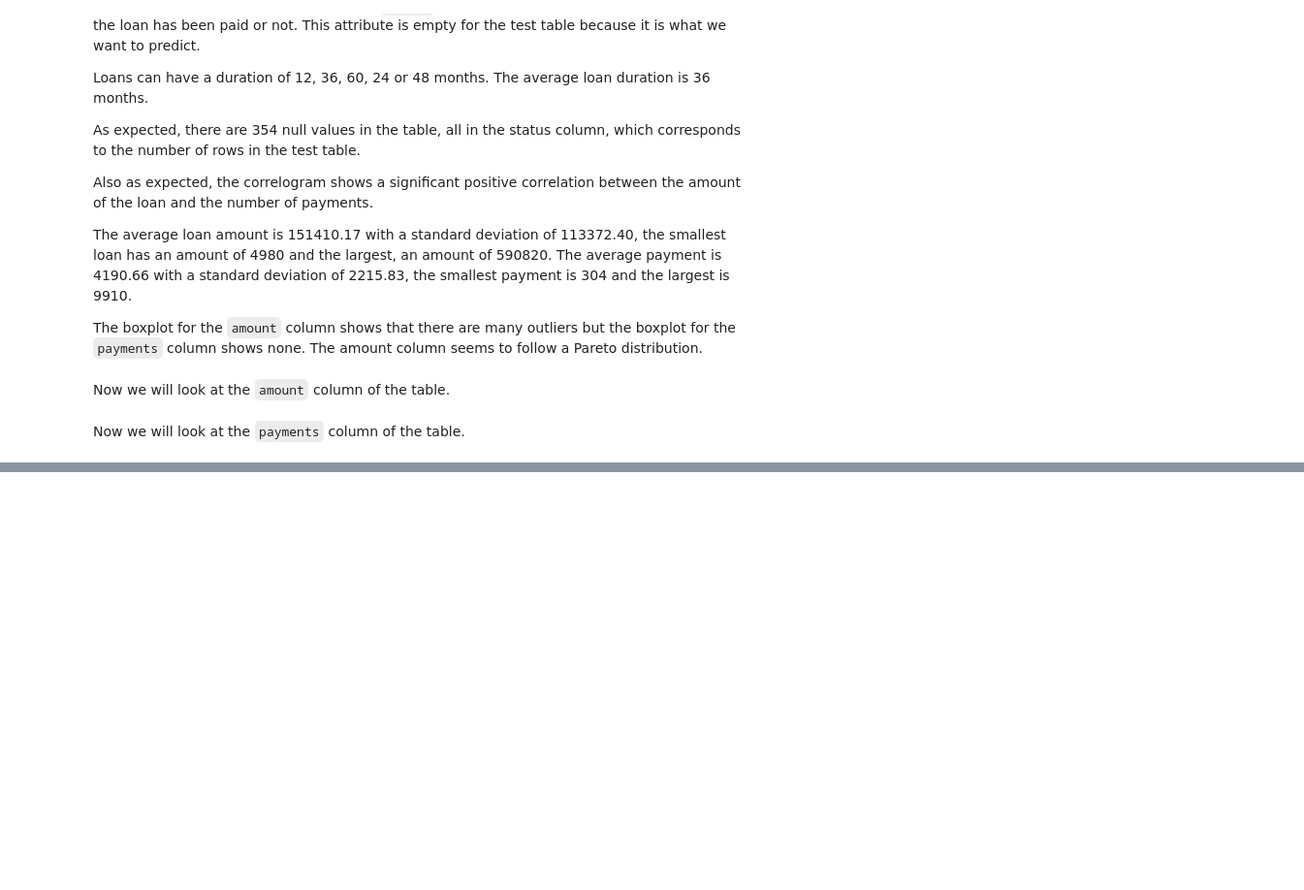
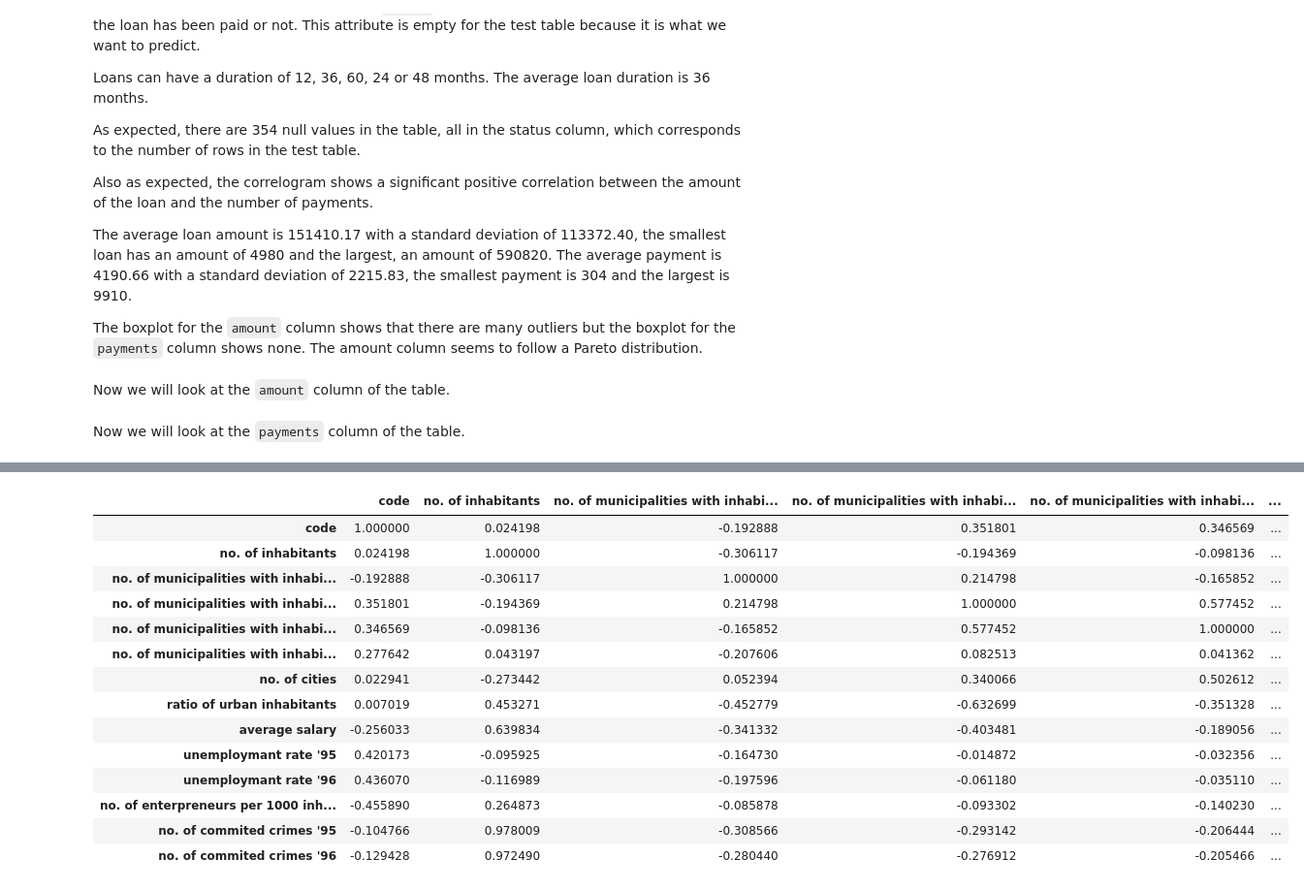
Before and after one commit to Goncalo101/FEUP-CAC, a Jupyter notebook: 02-Data-Understanding.ipynb, the cells around one changed output, grey strips where cells are left out. Shown: that part at 97% size. Cells and saved outputs as stored; diff of their text form; code cells hidden in the pictures; blank space fills up the shorter version.

```diff
--- a/02-Data-Understanding.ipynb
+++ b/02-Data-Understanding.ipynb
@@ -219,0 +243,18 @@ district_df.isna().sum()
+# %%
+district_df.corr()
+# %% [output]
+|  | code | no. of inhabitants | no. of municipalities with inhabi... | no. of municipalities with inhabi... | no. of municipalities with inhabi... | ... |
+| code | 1.000000 | 0.024198 | -0.192888 | 0.351801 | 0.346569 | ... |
+| no. of inhabitants | 0.024198 | 1.000000 | -0.306117 | -0.194369 | -0.098136 | ... |
+| no. of municipalities with inhabi... | -0.192888 | -0.306117 | 1.000000 | 0.214798 | -0.165852 | ... |
+| no. of municipalities with inhabi... | 0.351801 | -0.194369 | 0.214798 | 1.000000 | 0.577452 | ... |
+| no. of municipalities with inhabi... | 0.346569 | -0.098136 | -0.165852 | 0.577452 | 1.000000 | ... |
+| no. of municipalities with inhabi... | 0.277642 | 0.043197 | -0.207606 | 0.082513 | 0.041362 | ... |
+| no. of cities | 0.022941 | -0.273442 | 0.052394 | 0.340066 | 0.502612 | ... |
+| ratio of urban inhabitants | 0.007019 | 0.453271 | -0.452779 | -0.632699 | -0.351328 | ... |
+| average salary | -0.256033 | 0.639834 | -0.341332 | -0.403481 | -0.189056 | ... |
+| unemploymant rate '95 | 0.420173 | -0.095925 | -0.164730 | -0.014872 | -0.032356 | ... |
+| unemploymant rate '96 | 0.436070 | -0.116989 | -0.197596 | -0.061180 | -0.035110 | ... |
+| no. of enterpreneurs per 1000 inh... | -0.455890 | 0.264873 | -0.085878 | -0.093302 | -0.140230 | ... |
+| no. of commited crimes '95 | -0.104766 | 0.978009 | -0.308566 | -0.293142 | -0.206444 | ... |
+| no. of commited crimes '96 | -0.129428 | 0.972490 | -0.280440 | -0.276912 | -0.205466 | ... |
```
Also changed, not shown: parts of 11 cells of this notebook, 26 other files.
